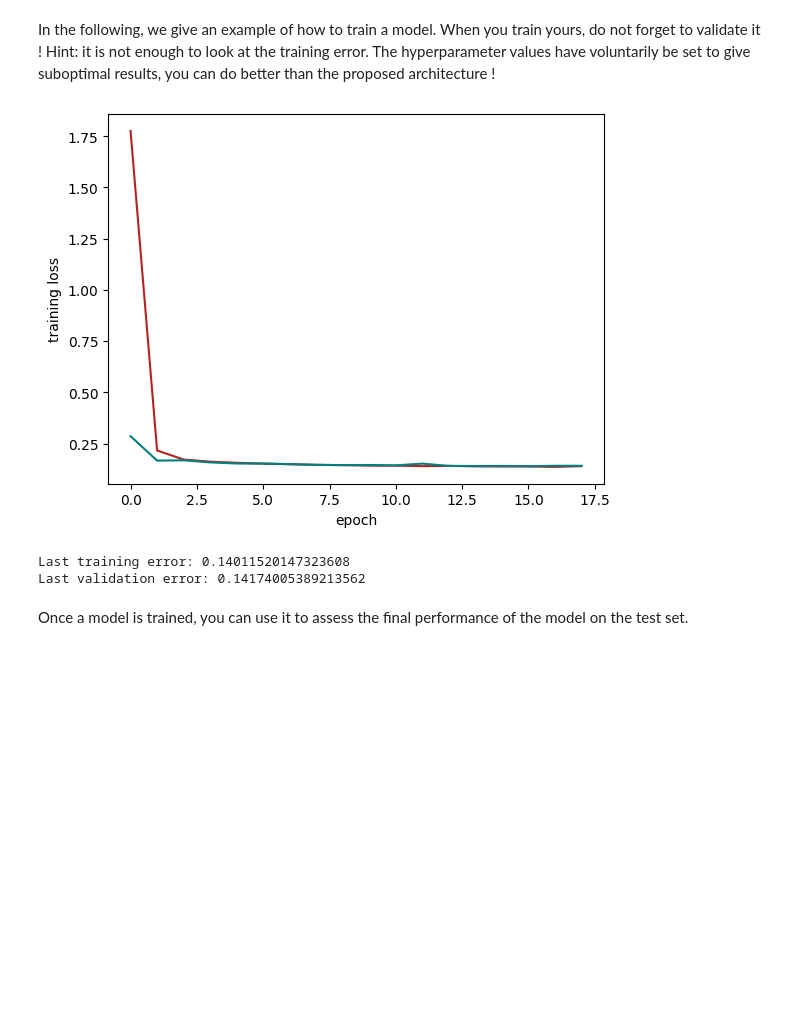
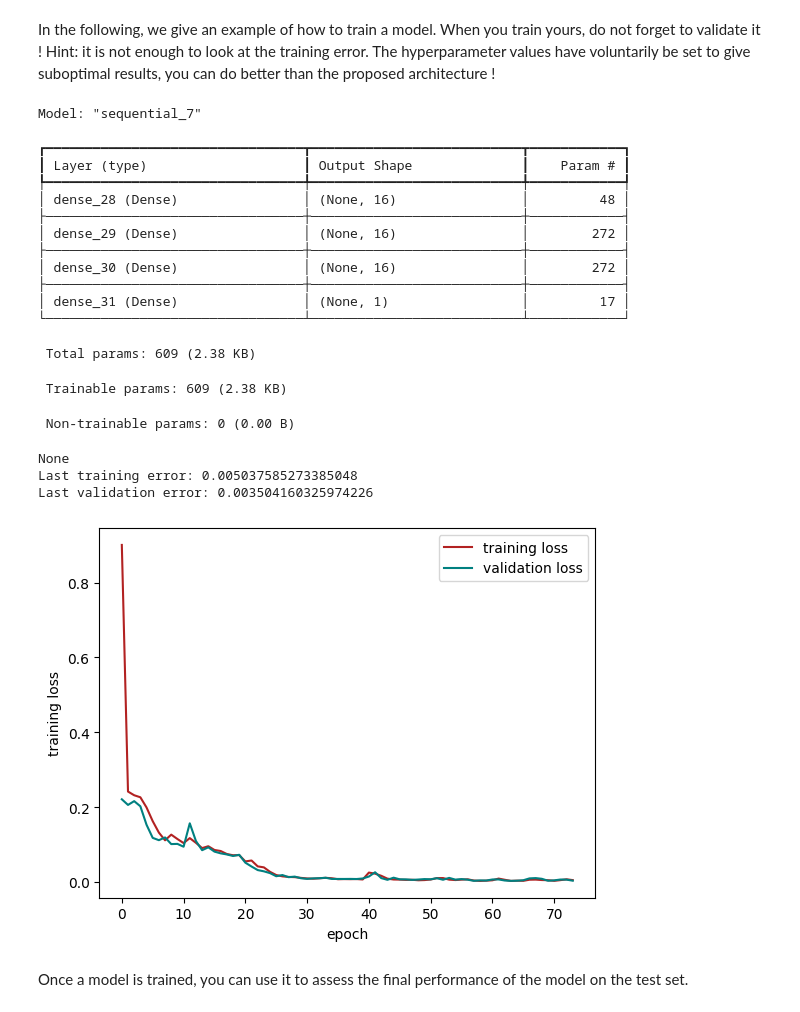
Before and after one commit to bischoff-m/kul-anndl-ss24, a Jupyter notebook: ex1/session1.ipynb, the cells around one changed output. Saved outputs shown, nothing was run; the diff lists cells and outputs as text; code cells hidden in the pictures; blank space fills up the shorter version.

```diff
--- a/ex1/session1.ipynb
+++ b/ex1/session1.ipynb
@@ -547,7 +535,8 @@ x_values = data[:, 0:2]
 # Put your own (decreasingly ordered) student number in the function
 # e.g. u1024659 --> T_new =  dataset_generation(9, 6, 5, 4, 2)
 
-T_new =  dataset_generation(1, 1, 1, 1, 1)
+# R1012984
+T_new =  dataset_generation(9, 8, 4, 2, 1)
 
 # Random subsampling to get the working dataset
 idx = np.random.permutation(13600)
@@ -582,31 +572,53 @@ In the following, we give an example of how to train a model. When you train you
 # %%
 net = keras.Sequential(
         [
-            keras.layers.Input(shape= [x_train.shape[1]]),
-            keras.layers.Dense(units= 3, activation='tanh'),
-            keras.layers.Dense(units= 1)
+            keras.layers.Input(shape=[x_train.shape[1]]),
+            keras.layers.Dense(units=16, activation='mish'),
+            keras.layers.Dense(units=16, activation='mish'),
+            keras.layers.Dense(units=16, activation='tanh'),
+            keras.layers.Dense(units=1)
         ]
     )
+print(net.summary())
 
 net.compile(
     loss = keras.losses.MeanSquaredError(),
-    optimizer = keras.optimizers.Adam(learning_rate= 0.05)
+    optimizer = keras.optimizers.Adam(learning_rate=0.05)
 )
 
-callback = keras.callbacks.EarlyStopping(monitor='val_loss', patience=2)
-history = net.fit(x_train, y_train, validation_split= 0.2, epochs= 20, batch_size= 64, callbacks= [callback], verbose= 0)
+callback = keras.callbacks.EarlyStopping(monitor='val_loss', patience=10, restore_best_weights=True)
+history = net.fit(x_train, y_train, validation_split=0.2, epochs=80, batch_size=64, callbacks=[callback], verbose=0)
+
+print('Last training error:', history.history['loss'][-1])
+print('Last validation error:', history.history['val_loss'][-1])
 
 plt.figure()
 plt.xlabel('epoch')
 plt.ylabel('training loss')
 plt.plot(history.history['loss'], color= "firebrick")
 plt.plot(history.history['val_loss'], color= 'teal')
+plt.legend(['training loss', 'validation loss'])
+plt.savefig(FIGURE_PATH / 'ex1_regression_loss.pdf', bbox_inches='tight')
 plt.show()
-print('Last training error:', history.history['loss'][-1])
-print('Last validation error:', history.history['val_loss'][-1])
 # %% [output]
+Model: "sequential_7"
+┏━━━━━━━━━━━━━━━━━━━━━━━━━━━━━━━━━┳━━━━━━━━━━━━━━━━━━━━━━━━━━━┳━━━━━━━━━━━━┓
+┃ Layer (type)                    ┃ Output Shape              ┃    Param # ┃
+┡━━━━━━━━━━━━━━━━━━━━━━━━━━━━━━━━━╇━━━━━━━━━━━━━━━━━━━━━━━━━━━╇━━━━━━━━━━━━┩
+│ dense_28 (Dense)                │ (None, 16)                │         48 │
+├─────────────────────────────────┼───────────────────────────┼────────────┤
+│ dense_29 (Dense)                │ (None, 16)                │        272 │
+├─────────────────────────────────┼───────────────────────────┼────────────┤
+│ dense_30 (Dense)                │ (None, 16)                │        272 │
+├─────────────────────────────────┼───────────────────────────┼────────────┤
+│ dense_31 (Dense)                │ (None, 1)                 │         17 │
+└─────────────────────────────────┴───────────────────────────┴────────────┘
+ Total params: 609 (2.38 KB)
+ Trainable params: 609 (2.38 KB)
+ Non-trainable params: 0 (0.00 B)
+None
+Last training error: 0.005037585273385048
+Last validation error: 0.003504160325974226
-[figure, old version]
+[figure, new version]
-Last training error: 0.14011520147323608
-Last validation error: 0.14174005389213562
 # %% [markdown]
 Once a model is trained, you can use it to assess the final performance of the model on the test set.
```
Also changed, not shown: parts of 6 cells of this notebook.
